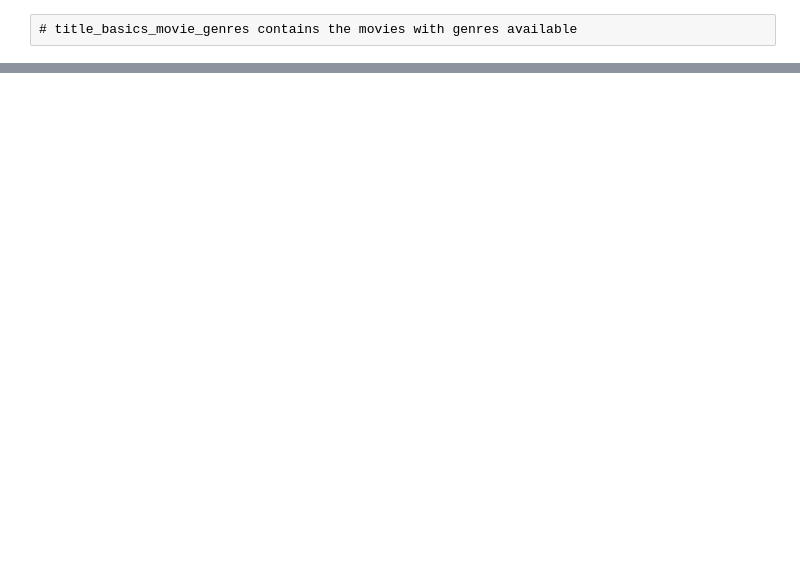
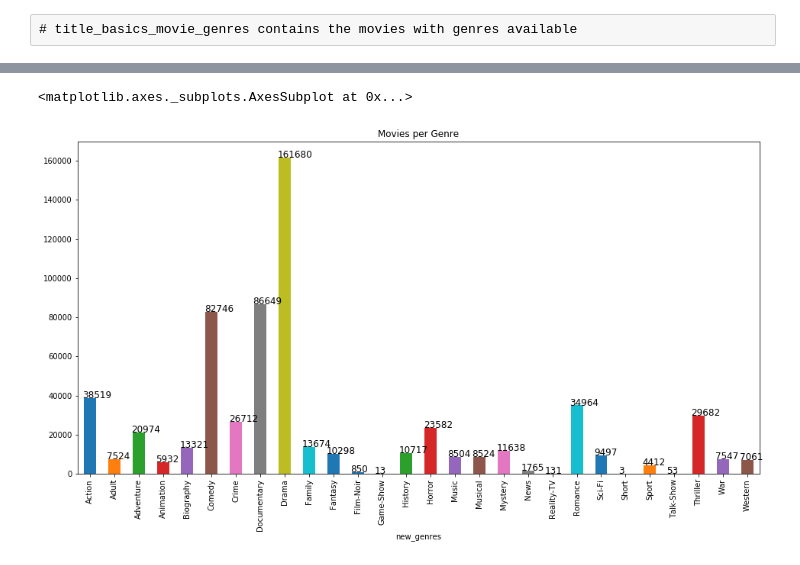
Before and after one commit to xinhezhang/IMDb, a Jupyter notebook: Distribution_Genres.ipynb, the cells around one changed output, grey strips where cells are left out. Cells and saved outputs as stored; diff of their text form; code cells hidden in the pictures; blank space fills up the shorter version.

```diff
--- a/Distribution_Genres.ipynb
+++ b/Distribution_Genres.ipynb
@@ -84,0 +99,11 @@ Numbers of genres 1386
+# %%
+plt.figure(figsize=(16,8))
+label = []
+for i in movies_per_genre:
+    label.append(i)
+for i in range(len(movies_per_genre)):
+    plt.text(x = i-.3, y = movies_per_genre[i]+0.3, s = label[i], size = 12)
+movies_per_genre.plot(kind = 'bar', title='Movies per Genre')
+# %% [output]
+<matplotlib.axes._subplots.AxesSubplot at 0x...>
+[figure, added]
```
Also changed, not shown: parts of 8 cells of this notebook.
